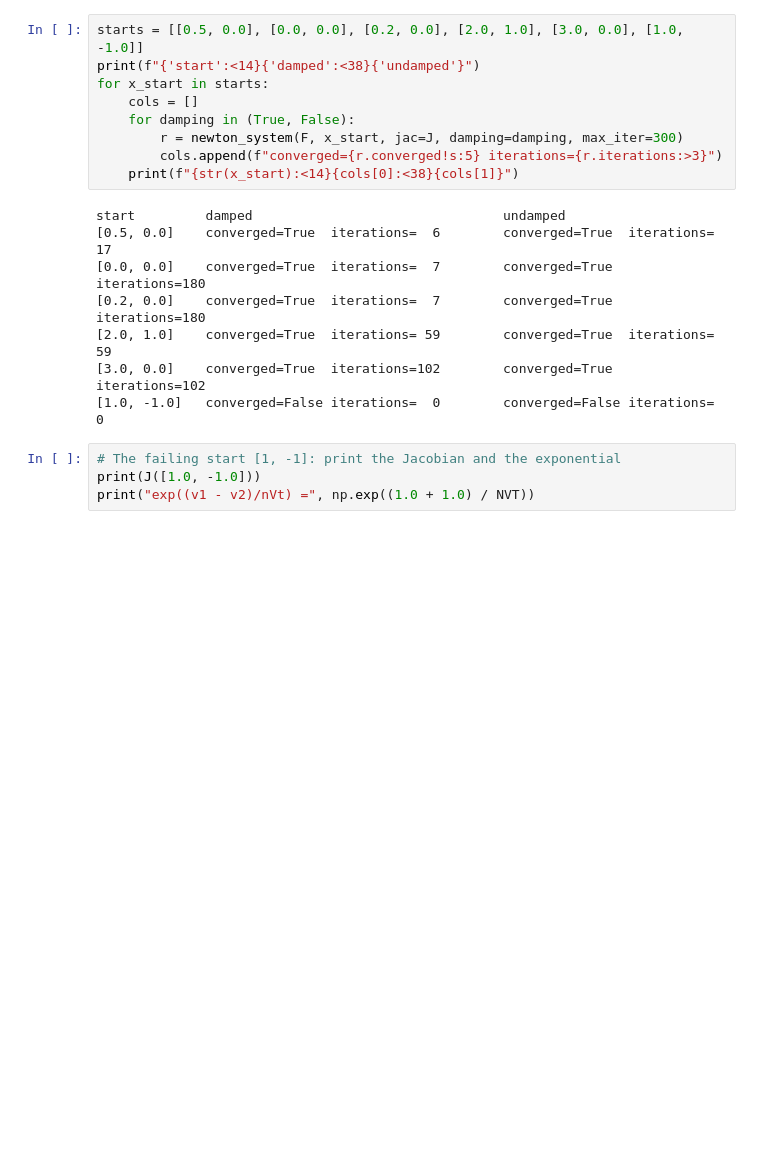
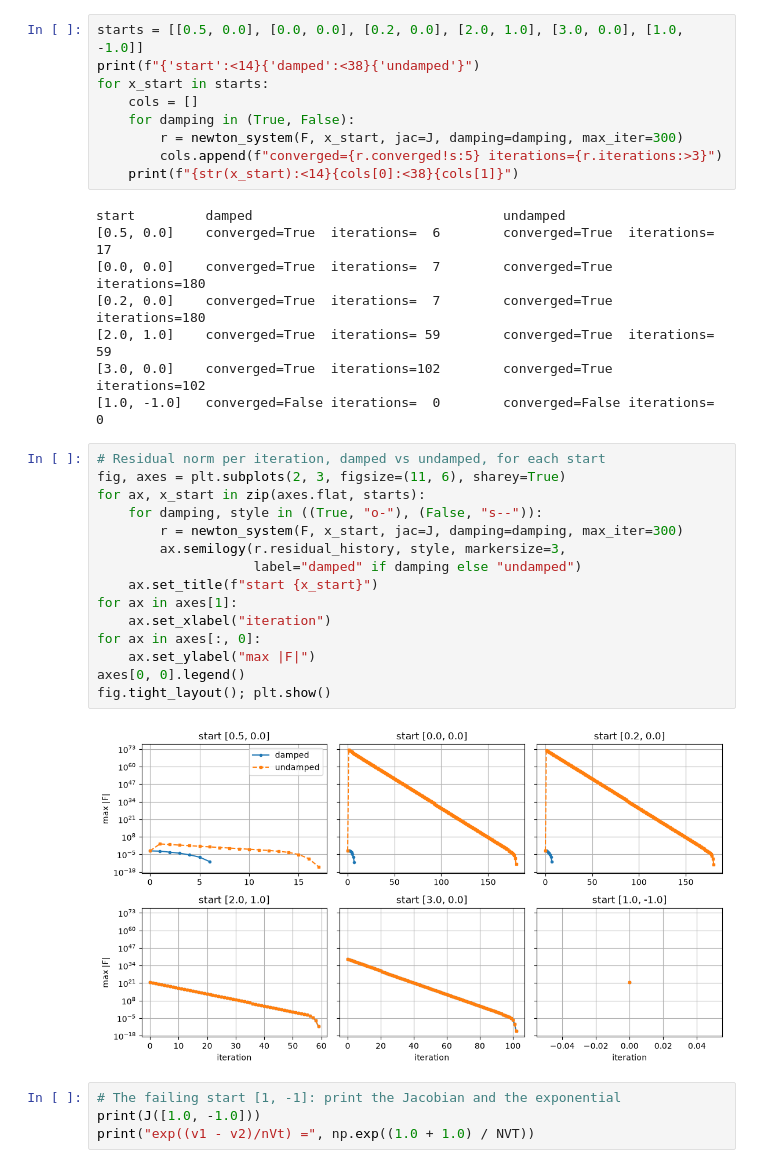
Before and after one commit to troyfrancoceldran-ctrl/numerical-methods-python, a Jupyter notebook: notebooks/05_nonlinear_systems.ipynb, the cells around one changed output. Drawn from its saved outputs; the diff is of its cells as text; blank space fills up the shorter version.

Commit message:
Add damped vs undamped residual norm plot to notebook 05

```diff
--- a/notebooks/05_nonlinear_systems.ipynb
+++ b/notebooks/05_nonlinear_systems.ipynb
@@ -92,6 +92,23 @@ start         damped                                undamped
 [2.0, 1.0]    converged=True  iterations= 59        converged=True  iterations= 59
 [3.0, 0.0]    converged=True  iterations=102        converged=True  iterations=102
 [1.0, -1.0]   converged=False iterations=  0        converged=False iterations=  0
+# %%
+# Residual norm per iteration, damped vs undamped, for each start
+fig, axes = plt.subplots(2, 3, figsize=(11, 6), sharey=True)
+for ax, x_start in zip(axes.flat, starts):
+    for damping, style in ((True, "o-"), (False, "s--")):
+        r = newton_system(F, x_start, jac=J, damping=damping, max_iter=300)
+        ax.semilogy(r.residual_history, style, markersize=3,
+                    label="damped" if damping else "undamped")
+    ax.set_title(f"start {x_start}")
+for ax in axes[1]:
+    ax.set_xlabel("iteration")
+for ax in axes[:, 0]:
+    ax.set_ylabel("max |F|")
+axes[0, 0].legend()
+fig.tight_layout(); plt.show()
+# %% [output]
+[figure, added]
 # %%
 # The failing start [1, -1]: print the Jacobian and the exponential
 print(J([1.0, -1.0]))
```
Also changed, not shown: parts of 2 cells of this notebook.
